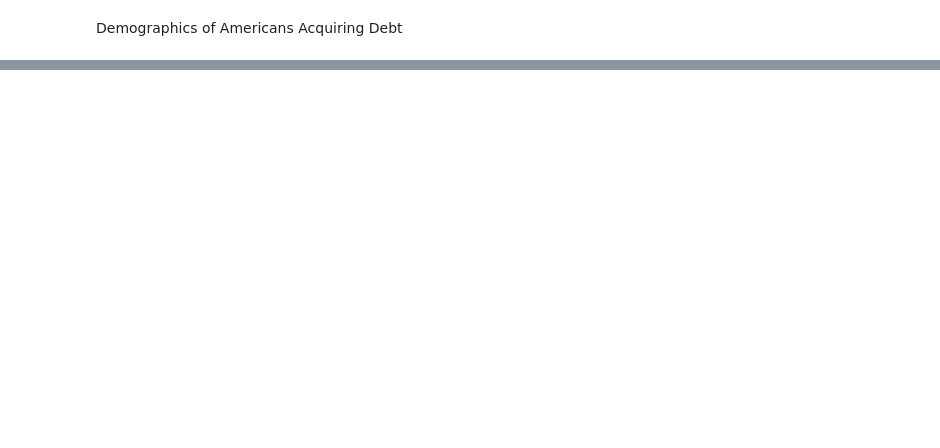
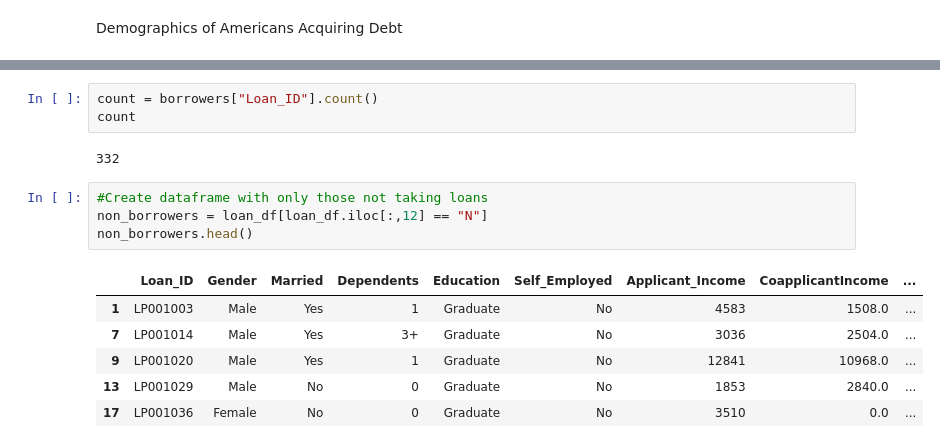
Before and after one commit to AsianInvasion00/Group2_Project1, a Jupyter notebook: Joyce.ipynb, the cells around one changed output, grey strips where cells are left out. Saved outputs shown, nothing was run; the diff lists cells and outputs as text; blank space fills up the shorter version.

```diff
--- a/Joyce.ipynb
+++ b/Joyce.ipynb
@@ -33,0 +75,16 @@ NameError: name 'loan_data_set' is not defined
+# %%
+count = borrowers["Loan_ID"].count()
+count
+# %% [output]
+332
+# %%
+#Create dataframe with only those not taking loans
+non_borrowers = loan_df[loan_df.iloc[:,12] == "N"]
+non_borrowers.head()
+# %% [output]
+|  | Loan_ID | Gender | Married | Dependents | Education | Self_Employed | Applicant_Income | CoapplicantIncome | ... |
+| 1 | LP001003 | Male | Yes | 1 | Graduate | No | 4583 | 1508.0 | ... |
+| 7 | LP001014 | Male | Yes | 3+ | Graduate | No | 3036 | 2504.0 | ... |
+| 9 | LP001020 | Male | Yes | 1 | Graduate | No | 12841 | 10968.0 | ... |
+| 13 | LP001029 | Male | No | 0 | Graduate | No | 1853 | 2840.0 | ... |
+| 17 | LP001036 | Female | No | 0 | Graduate | No | 3510 | 0.0 | ... |
```
Also changed, not shown: parts of 16 cells of this notebook, 3 other files.
